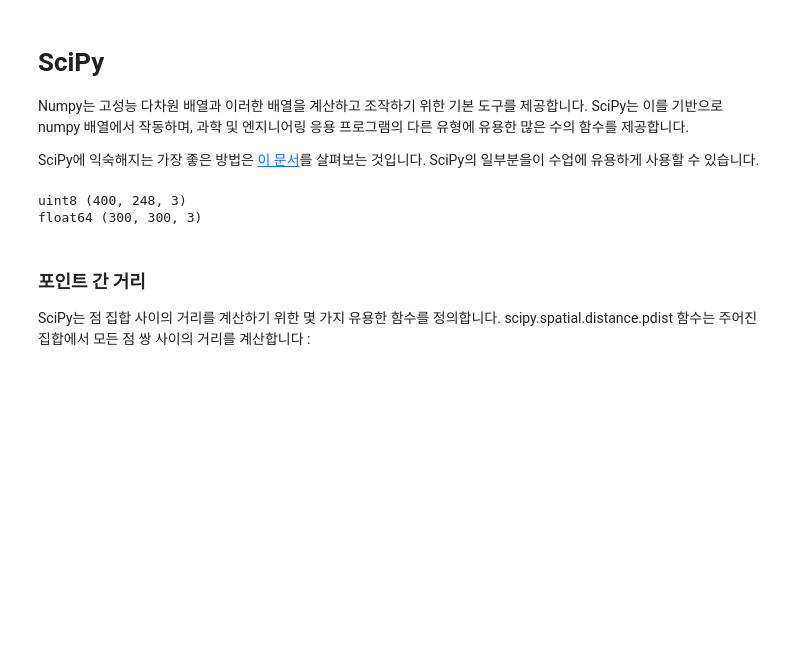
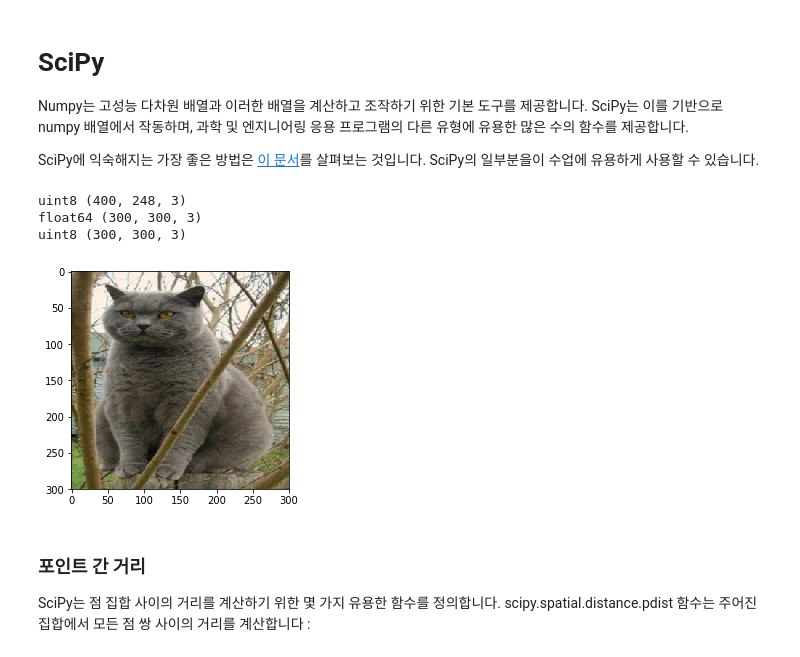
Before and after one commit to junji64/Deep-Learning-using-Pytorch-, a Jupyter notebook: Pre_03_Matplotlib.ipynb, the cells around one changed output. Cells and saved outputs as stored; diff of their text form; code cells hidden in the pictures; blank space fills up the shorter version.

```diff
--- a/Pre_03_Matplotlib.ipynb
+++ b/Pre_03_Matplotlib.ipynb
@@ -173,21 +193,28 @@ Numpy는 고성능 다차원 배열과 이러한 배열을 계산하고 조작
 
 SciPy에 익숙해지는 가장 좋은 방법은 [이 문서](https://docs.scipy.org/doc/scipy/reference/index.html)를 살펴보는 것입니다. SciPy의 일부분을이 수업에 유용하게 사용할 수 있습니다.
 # %%
-from imageio import imread, imwrite
+from scipy.misc import imread, imsave, imresize
 from skimage.transform import resize
 import numpy as np
 
 img = imread('data/cat.jpg')
 print(img.dtype, img.shape)
 
 img_tinted = img * [1, 0.95, 0.9]
 img_tinted = resize(img_tinted, (300,300), mode='reflect')
 print(img_tinted.dtype, img_tinted.shape)
 
-imwrite('data/cat_tinted.jpg', np.uint8(img_tinted))
+imsave('data/cat_tinted.jpg', np.uint8(img_tinted))
+
+img2 = imread('data/cat_tinted.jpg')
+print(img2.dtype, img2.shape)
+plt.imshow(img2)
+plt.show()
 # %% [output]
 uint8 (400, 248, 3)
 float64 (300, 300, 3)
+uint8 (300, 300, 3)
+[figure, added]
 # %% [markdown]
 ### 포인트 간 거리
 SciPy는 점 집합 사이의 거리를 계산하기 위한 몇 가지 유용한 함수를 정의합니다.
```
Also changed, not shown: parts of 7 cells of this notebook, 2 other files.
